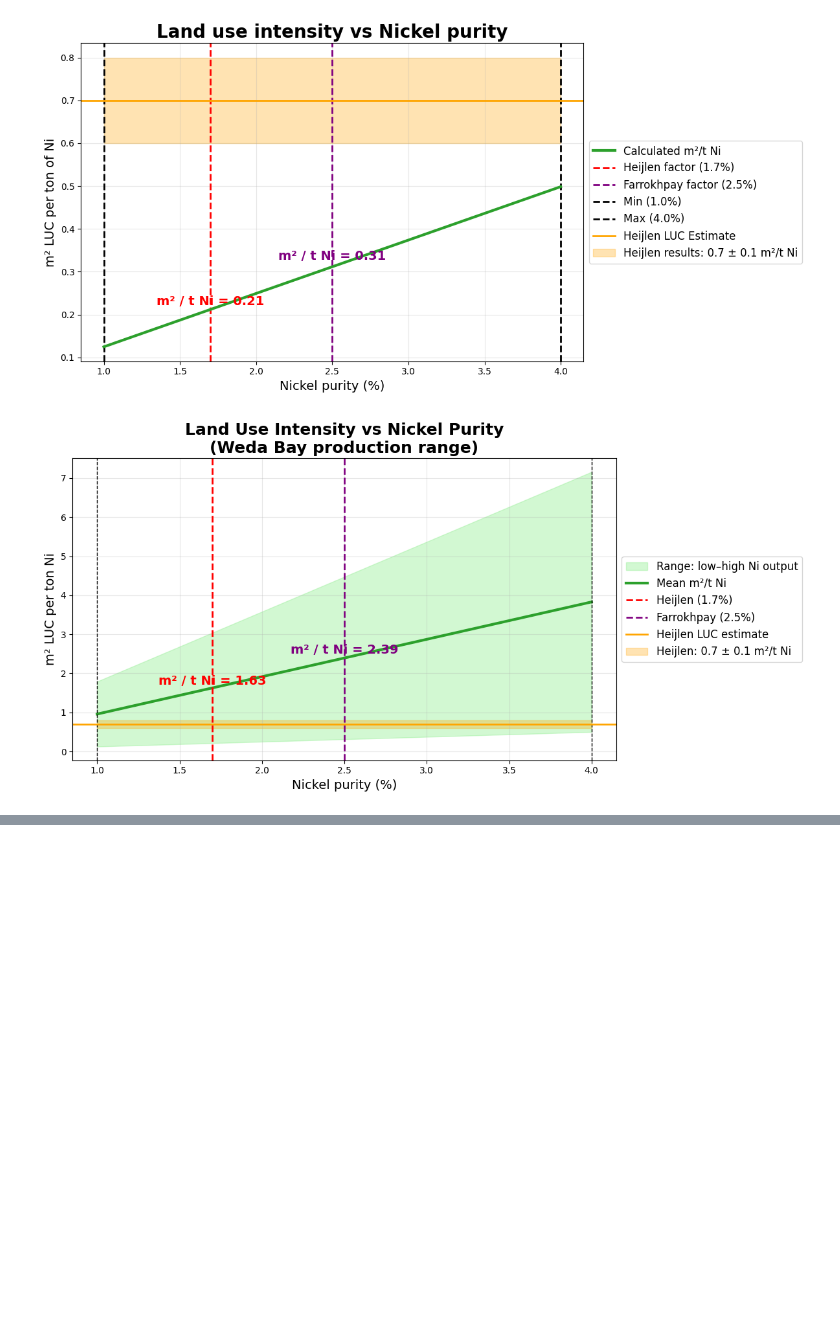
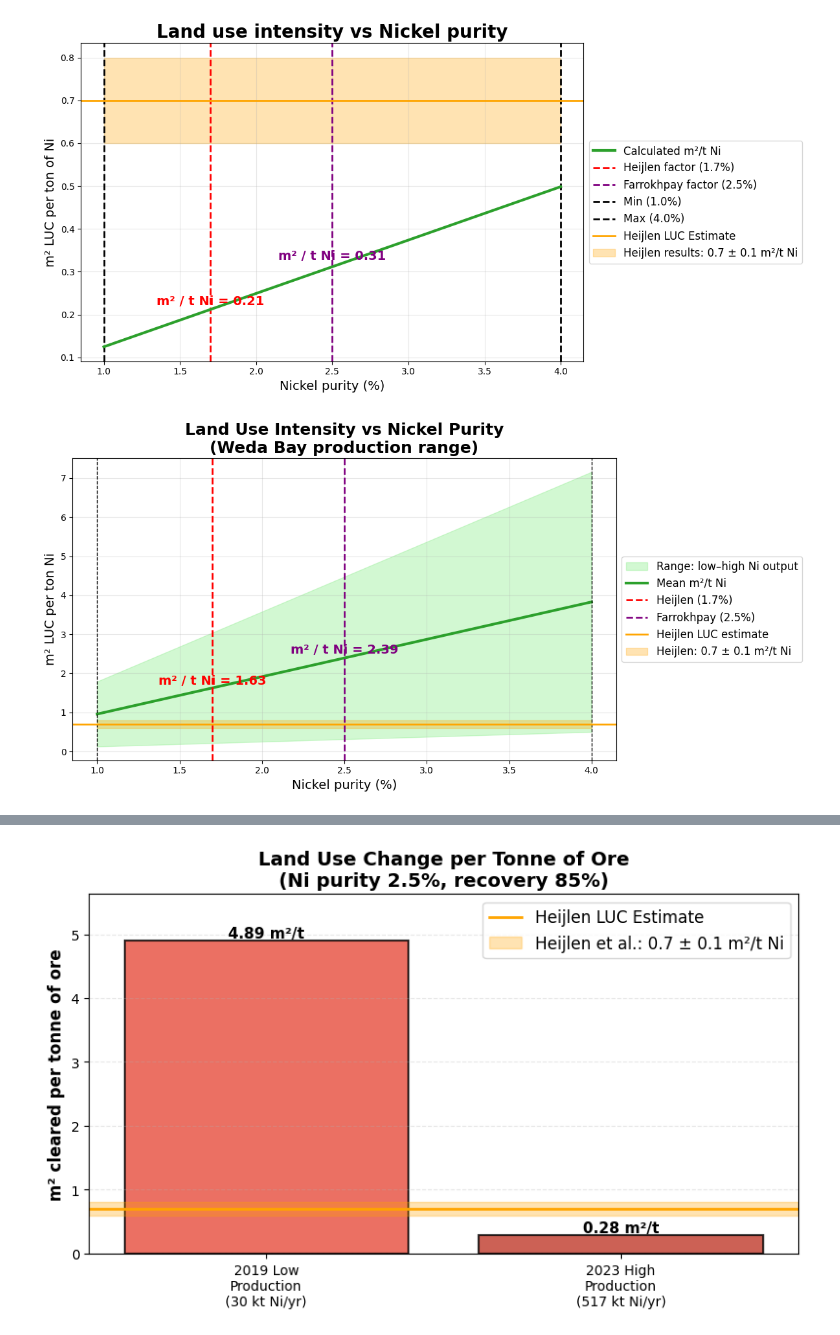
Before and after one commit to alterandos/wedabaywatch, a Jupyter notebook: land_use_analysis.ipynb, the cells around one changed output, grey strips where cells are left out. Drawn from its saved outputs; the diff is of its cells as text; code cells hidden in the pictures; blank space fills up the shorter version.

```diff
--- a/land_use_analysis.ipynb
+++ b/land_use_analysis.ipynb
@@ -164,3 +154,102 @@ def plot_m2_per_nickel_vs_purity(pes, m2_low, m2_high, m2_mean,
 plot_m2_per_nickel_vs_purity(pes, m2_per_nickel_low, m2_per_nickel_high, m2_per_nickel_mean)
 # %% [output]
 [figure]
+# %%
+# Read LUC data
+luc_data = pd.read_csv(luc_folder+'/luc_timeseries.csv', parse_dates=['date'])
+
+# === LAND USE CHANGE PER TONNE OF NICKEL ===
+
+# Group by year and get max cleared forest
+cleared_stats = luc_data.groupby(luc_data['date'].dt.year)['ever_cleared_forest'].max()
+cleared_stats = cleared_stats * 10000  # convert to m²
+
+# Filter to 2019 onwards and calculate yearly difference
+cleared_stats = cleared_stats[cleared_stats.index >= 2019]
+yearly_cleared = cleared_stats.diff().fillna(0)
+mean_yearly_cleared_m2 = yearly_cleared.mean()
+
+# Weda Bay production estimates
+ni_production_low = 30000    # tonnes Ni/year (low estimate)
+ni_production_high = 517000  # tonnes Ni/year (high estimate)
+
+# Parameters
+nickel_purity = 0.025  # 2.5% Ni content in ore
+recovery_factor = 0.85  # 85% recovery
+
+# Calculate ore tonnage needed
+ore_needed_low = ni_production_low / nickel_purity / recovery_factor
+ore_needed_high = ni_production_high / nickel_purity / recovery_factor
+
+# Calculate m² per tonne of ore
+m2_per_tonne_ore_low = mean_yearly_cleared_m2 / ore_needed_low
+m2_per_tonne_ore_high = mean_yearly_cleared_m2 / ore_needed_high
+
+# Heijlen reference values
+heijlen_mean = 0.7  # m²/t Ni
+heijlen_err = 0.1   # m²/t Ni
+
+# Display results
+print("="*70)
+print("LAND USE CHANGE PER TONNE OF NICKEL ORE PRODUCED")
+print("="*70)
+print(f"\nMean yearly forest cleared (2019+): {mean_yearly_cleared_m2:,.0f} m²")
+print(f"                                     {mean_yearly_cleared_m2/10000:,.1f} ha")
+print(f"\nNickel ore production estimates:")
+print(f"  Low estimate:  {ore_needed_low:,.0f} tonnes ore/year")
+print(f"  High estimate: {ore_needed_high:,.0f} tonnes ore/year")
+print(f"\n{'─'*70}")
+print(f"LAND USE CHANGE PER TONNE OF ORE:")
+print(f"  Low production:  {m2_per_tonne_ore_low:.2f} m²/tonne ore")
+print(f"  High production: {m2_per_tonne_ore_high:.2f} m²/tonne ore")
+print(f"\nHeijlen et al. (2020): {heijlen_mean} ± {heijlen_err} m²/t Ni")
+print("="*70)
+
+# Visualization
+fig, ax = plt.subplots(figsize=(8, 5))
+
+# Bar plot
+scenarios = ['2019 Low\nProduction\n(30 kt Ni/yr)', '2023 High\nProduction\n(517 kt Ni/yr)']
+# scenarios = ['High\nProduction\n(517 kt Ni/yr)']
+values = [m2_per_tonne_ore_low, m2_per_tonne_ore_high]
+# values = [m2_per_tonne_ore_high]
+colors = ['#e74c3c', '#c0392b']
+# colors = ['#c0392b']
+
+bars = ax.bar(scenarios, values, color=colors, alpha=0.8, edgecolor='black', linewidth=1.5)
+
+# Heijlen reference line
+xlims = (-0.3, 0.3)
+xlims = (-0.5, 1.5)
+x_range = np.array(xlims)
+ax.axhline(heijlen_mean, color='orange', ls='-', lw=2, label='Heijlen LUC Estimate')
+ax.fill_between(x_range, heijlen_mean - heijlen_err, heijlen_mean + heijlen_err, color='orange', alpha=0.3, label=f'Heijlen et al.: {heijlen_mean} ± {heijlen_err} m²/t Ni')
+
+ax.set_ylabel('m² cleared per tonne of ore', fontsize=12, fontweight='bold')
+ax.set_title('Land Use Change per Tonne of Ore\n(Ni purity 2.5%, recovery 85%)', fontsize=14, fontweight='bold')
+ax.set_ylim(0, max(values) * 1.15)
+ax.set_xlim(xlims)
+ax.grid(axis='y', alpha=0.3, linestyle='--')
+ax.legend(loc='upper right', fontsize=12)
+
+# Add value labels on bars
+for bar, val in zip(bars, values):
+    height = bar.get_height()
+    ax.text(bar.get_x() + bar.get_width()/2., height,
+            f'{val:.2f} m²/t',
+            ha='center', va='bottom', fontsize=11, fontweight='bold')
+
+plt.tight_layout()
+plt.show()
+
+# Summary table
+summary_df = pd.DataFrame({
+    'Scenario': ['Low Production', 'High Production', 'Heijlen et al.'],
+    'Ni Production (kt/yr)': [ni_production_low/1000, ni_production_high/1000, '-'],
+    'Ore Production (kt/yr)': [ore_needed_low/1000, ore_needed_high/1000, '-'],
+    'm²/tonne ore': [f'{m2_per_tonne_ore_low:.2f}', f'{m2_per_tonne_ore_high:.2f}', f'{heijlen_mean} ± {heijlen_err}']
+})
+
+print("\nSummary Table:")
+print(summary_df.to_string(index=False))
+# %% [output]
@@ -166,0 +274 @@ plot_m2_per_nickel_vs_purity(pes, m2_per_nickel_low, m2_per_nickel_high, m2_per_
+[figure, added]
```
Also changed, not shown: parts of 2 cells of this notebook, 39 other files.
